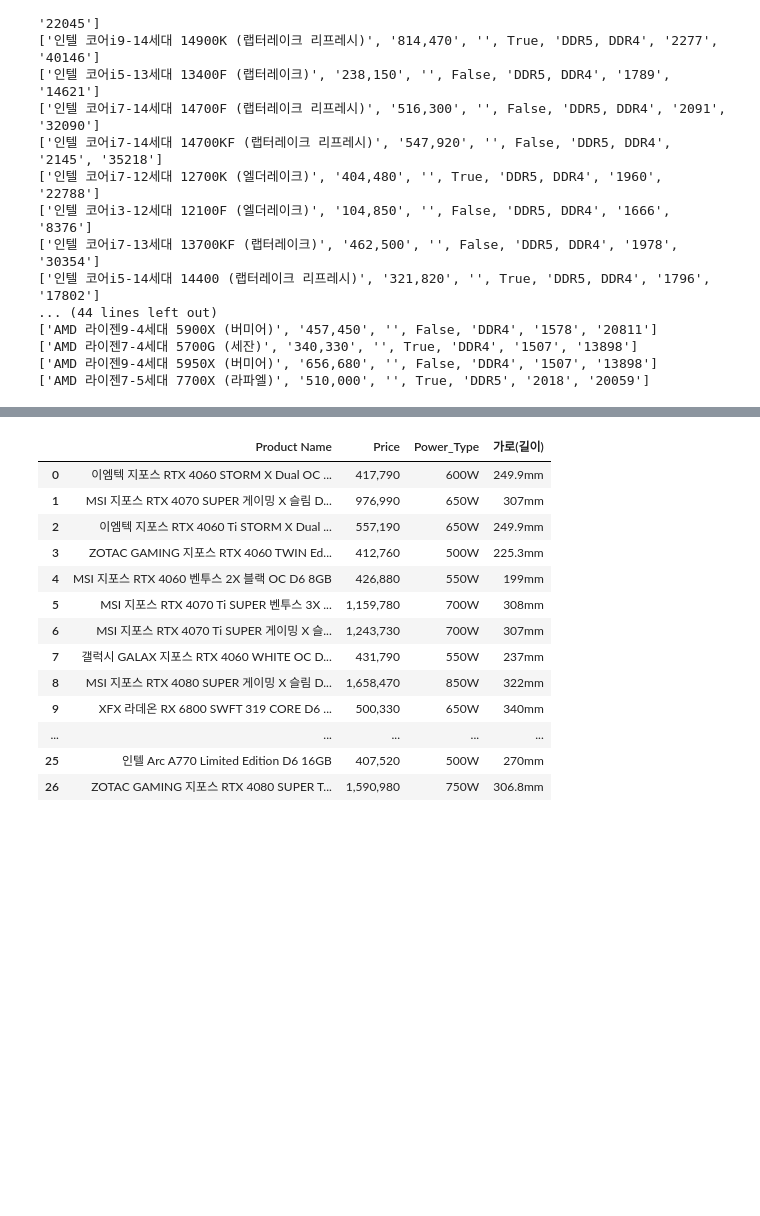
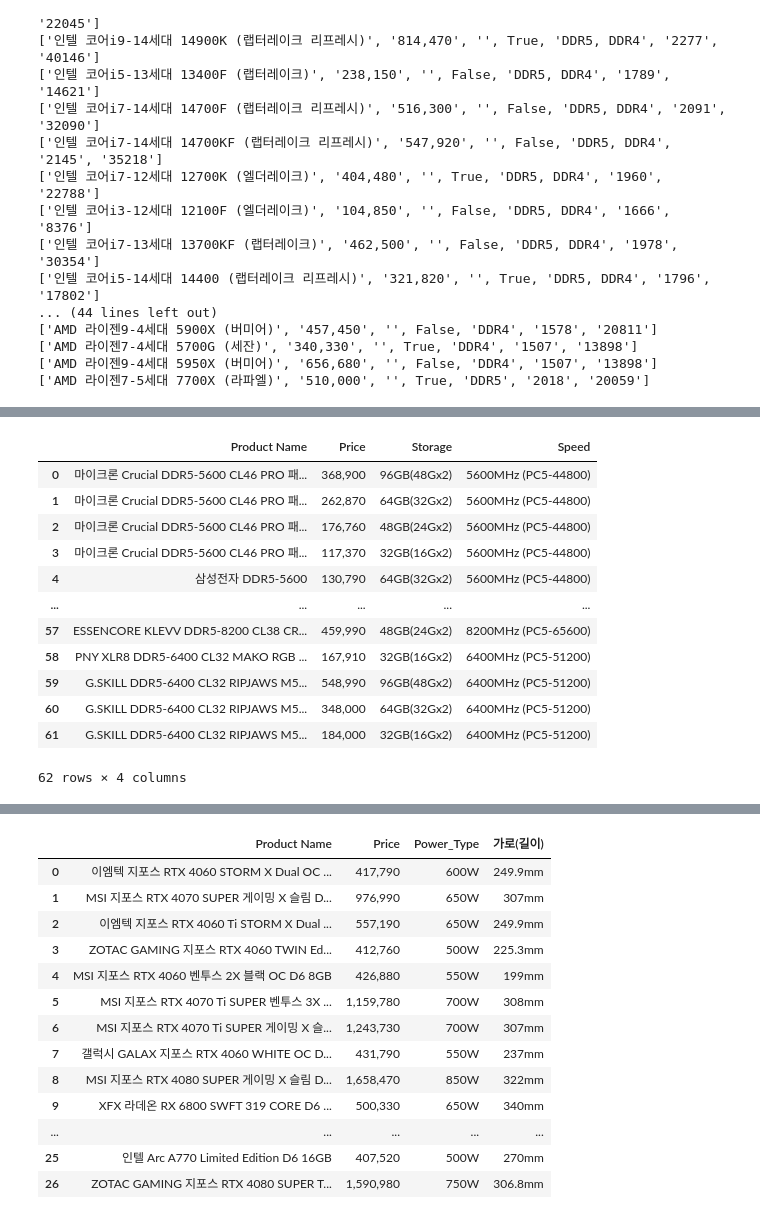
Before and after one commit to vmffotltka/Portfolio, a Jupyter notebook: AI_Computer_Quotation/codes/crawling.ipynb, the cells around one changed output, grey strips where cells are left out. Drawn from its saved outputs; the diff is of its cells as text; code cells hidden in the pictures; blank space fills up the shorter version.

```diff
--- a/AI_Computer_Quotation/codes/crawling.ipynb
+++ b/AI_Computer_Quotation/codes/crawling.ipynb
@@ -143,4 +141,50 @@ amd_cpu
 | 27 | AMD 라이젠7-4세대 5700G (세잔) | 340,330 |  | True | DDR4 | 1507 | 13898 |
 | 28 | AMD 라이젠9-4세대 5950X (버미어) | 656,680 |  | False | DDR4 | 1507 | 13898 |
 | 29 | AMD 라이젠7-5세대 7700X (라파엘) | 510,000 |  | True | DDR5 | 2018 | 20059 |
+# %%
+# 램 용량이 크롤링 되지 않아 수정하였음
+ddr4_link = '1131326'
+ddr5_link = '11341201'
+
+def memory_crawling(link):
+    crolled_data = crawler(link)
+    i=0
+    partslist = list()
+    for item in crolled_data:
+        if i==30: break;
+        storage = item.select('div.over_preview > p.memory_sect > span.text')
+        price = item.select('p > a > strong')
+        for j in range(len(storage)):
+            name = item.select_one('p > a').get_text()[8:].strip() # 부품명 # strip 메서드로 앞 뒤 공백 제거
+            details = item.select_one('div.spec-box.spec-box--full > div.spec_list').get_text().split('/') # 상세정보들
+            speed = details[2] # 메모리 클럭
+            price_ = price[j].get_text()
+            storage_ = storage[j].get_text()
+            if(len(storage_)) == 3: # 8GB나 4GB인 애들은 길이가 3이니까
+                storage_ = str(int(storage_[:1])*2)+'GB('+storage_[:1]+'Gx2)'
+            elif len(storage_) == 4: # 16GB~64GB까지
+                storage_ = str(int(storage_[:2])*2)+'GB('+storage_[:2]+'Gx2)'
+            elif len(storage_) == 5: # 128GB~512GB 까지
+                storage_ = str(int(storage_[:3])*2)+'GB('+storage_[:3]+'Gx2)'
+            partslist.append([name, price_, storage_, speed])
+        i+=1
+    result = pd.DataFrame(partslist, columns=['Product Name', 'Price','Storage', 'Speed'])
+    return result
+ddr4 = memory_crawling(ddr4_link)
+ddr5 = memory_crawling(ddr5_link)
+ddr5
+# %% [output]
+|  | Product Name | Price | Storage | Speed |
+| 0 | 마이크론 Crucial DDR5-5600 CL46 PRO 패... | 368,900 | 96GB(48Gx2) | 5600MHz (PC5-44800) |
+| 1 | 마이크론 Crucial DDR5-5600 CL46 PRO 패... | 262,870 | 64GB(32Gx2) | 5600MHz (PC5-44800) |
+| 2 | 마이크론 Crucial DDR5-5600 CL46 PRO 패... | 176,760 | 48GB(24Gx2) | 5600MHz (PC5-44800) |
+| 3 | 마이크론 Crucial DDR5-5600 CL46 PRO 패... | 117,370 | 32GB(16Gx2) | 5600MHz (PC5-44800) |
+| 4 | 삼성전자 DDR5-5600 | 130,790 | 64GB(32Gx2) | 5600MHz (PC5-44800) |
+| ... | ... | ... | ... | ... |
+| 57 | ESSENCORE KLEVV DDR5-8200 CL38 CR... | 459,990 | 48GB(24Gx2) | 8200MHz (PC5-65600) |
+| 58 | PNY XLR8 DDR5-6400 CL32 MAKO RGB ... | 167,910 | 32GB(16Gx2) | 6400MHz (PC5-51200) |
+| 59 | G.SKILL DDR5-6400 CL32 RIPJAWS M5... | 548,990 | 96GB(48Gx2) | 6400MHz (PC5-51200) |
+| 60 | G.SKILL DDR5-6400 CL32 RIPJAWS M5... | 348,000 | 64GB(32Gx2) | 6400MHz (PC5-51200) |
+| 61 | G.SKILL DDR5-6400 CL32 RIPJAWS M5... | 184,000 | 32GB(16Gx2) | 6400MHz (PC5-51200) |
+62 rows × 4 columns
 # %%
```
Also changed, not shown: parts of 15 cells of this notebook.
